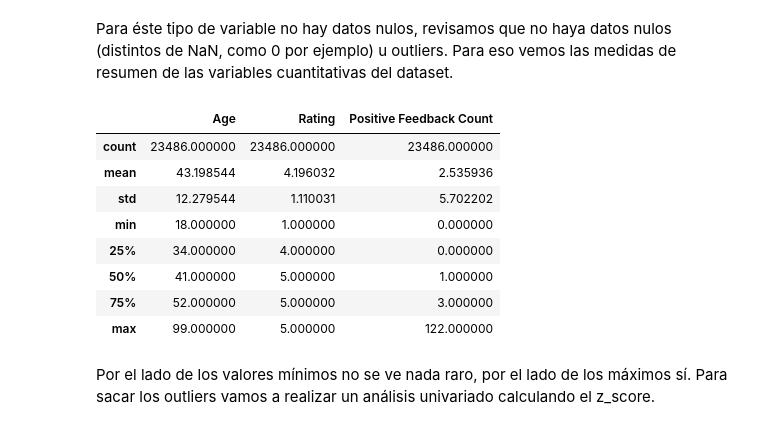
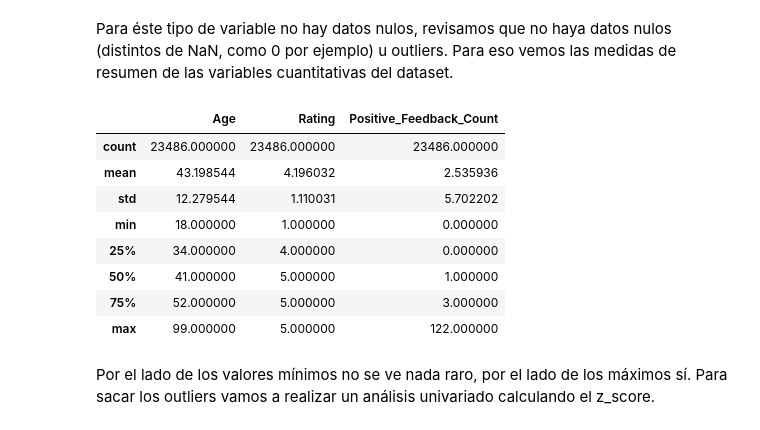
Before and after one commit to 1gnacio/orgadatos-collab-tp2, a Jupyter notebook: TP2.ipynb, the cells around one changed output. Cells and saved outputs as stored; diff of their text form; code cells hidden in the pictures.

```diff
--- a/TP2.ipynb
+++ b/TP2.ipynb
@@ -164,10 +167,10 @@ dtype: int64
 # %% [markdown]
 Para éste tipo de variable no hay datos nulos, revisamos que no haya datos nulos (distintos de NaN, como 0 por ejemplo) u outliers. Para eso vemos las medidas de resumen de las variables cuantitativas del dataset.
 # %%
-cuantitativas = data[['Age', 'Rating', 'Positive Feedback Count']]
+cuantitativas = data[['Age', 'Rating', 'Positive_Feedback_Count']]
 cuantitativas.describe()
 # %% [output]
-|  | Age | Rating | Positive Feedback Count |
+|  | Age | Rating | Positive_Feedback_Count |
 | count | 23486.000000 | 23486.000000 | 23486.000000 |
 | mean | 43.198544 | 4.196032 | 2.535936 |
 | std | 12.279544 | 1.110031 | 5.702202 |
```
Also changed, not shown: parts of 74 cells of this notebook.
